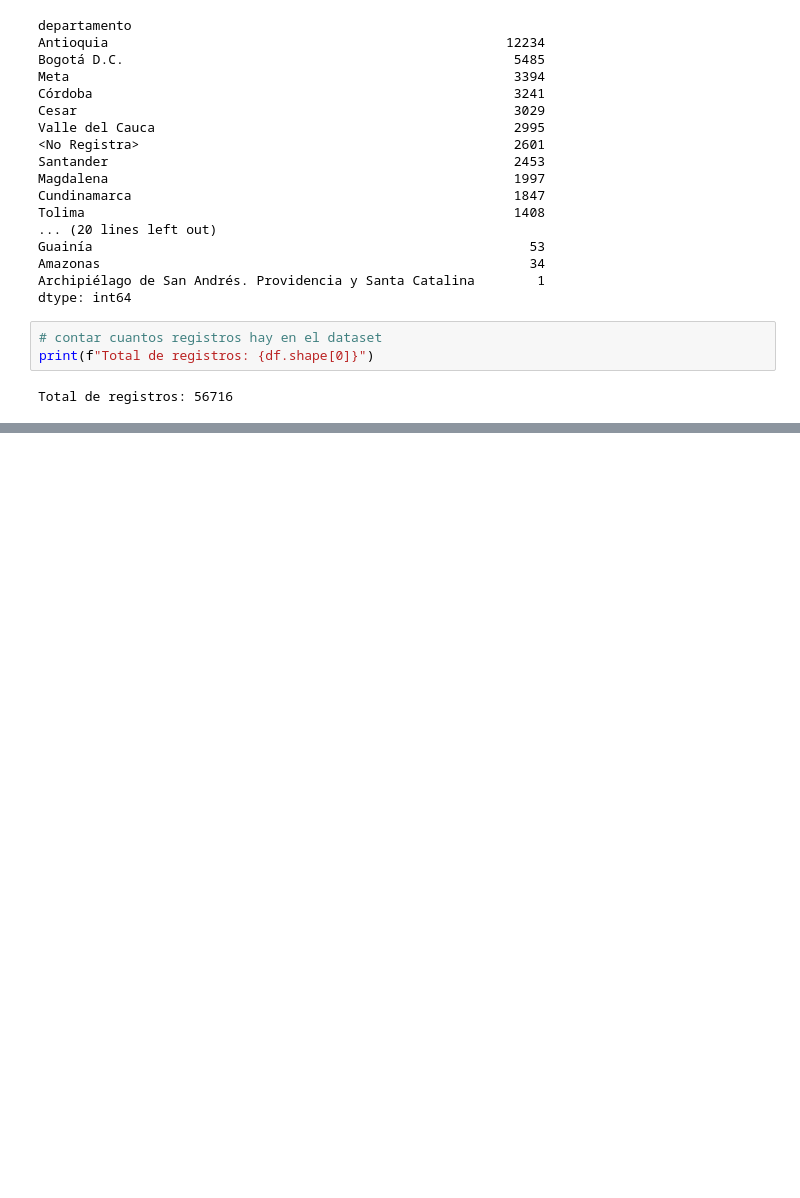
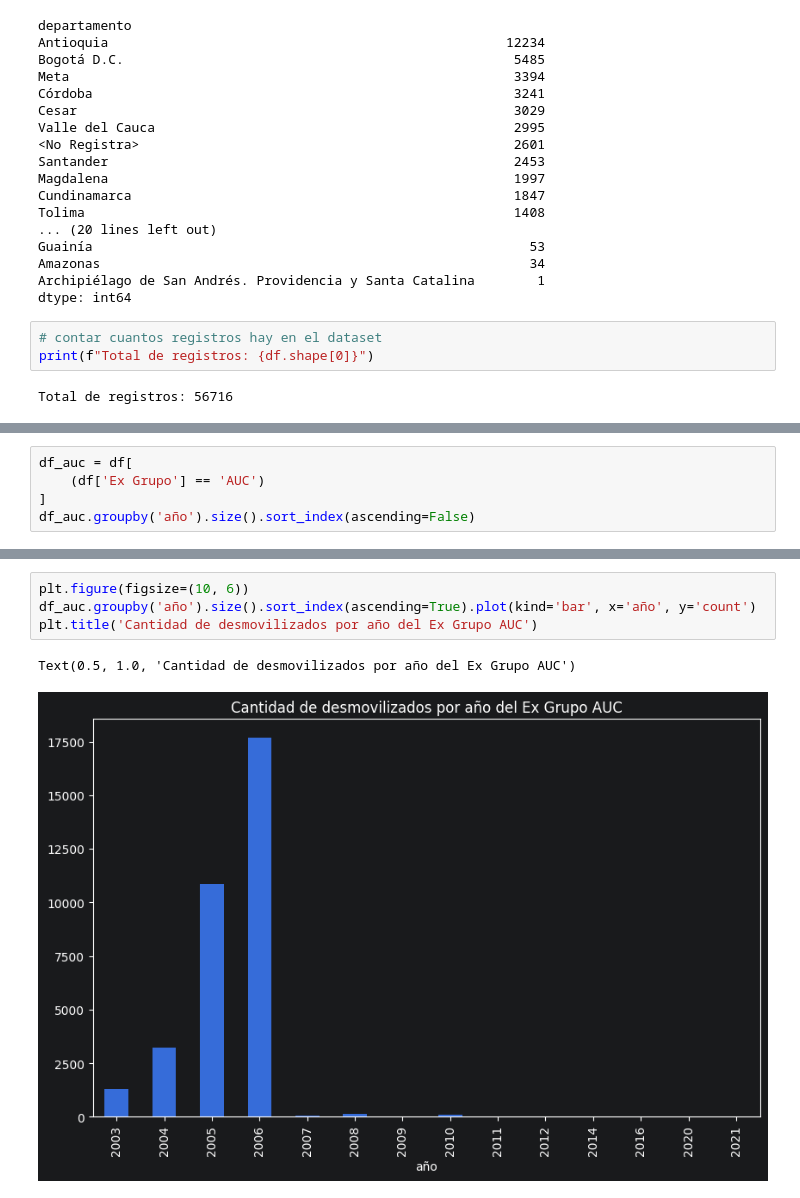
Before and after one commit to Yursksf1/Datos_que_cuentan_historias_2026, a Jupyter notebook: code/desmovilizadas.ipynb, the cells around one changed output, grey strips where cells are left out. Cells and saved outputs as stored; diff of their text form; blank space fills up the shorter version.

```diff
--- a/code/desmovilizadas.ipynb
+++ b/code/desmovilizadas.ipynb
@@ -148,0 +177,5 @@ df[(df['genero'] == 'Muerto') & (df['rangoedad'] == 'Menor de 18 años')].shape[
+# %%
+df_auc = df[
+    (df['Ex Grupo'] == 'AUC')
+]
+df_auc.groupby('año').size().sort_index(ascending=False)
@@ -148,0 +199,7 @@ df[(df['genero'] == 'Muerto') & (df['rangoedad'] == 'Menor de 18 años')].shape[
+# %%
+plt.figure(figsize=(10, 6))
+df_auc.groupby('año').size().sort_index(ascending=True).plot(kind='bar', x='año', y='count')
+plt.title('Cantidad de desmovilizados por año del Ex Grupo AUC')
+# %% [output]
+Text(0.5, 1.0, 'Cantidad de desmovilizados por año del Ex Grupo AUC')
+[figure, added]
```
Also changed, not shown: parts of 17 cells of this notebook, 1 other file.
